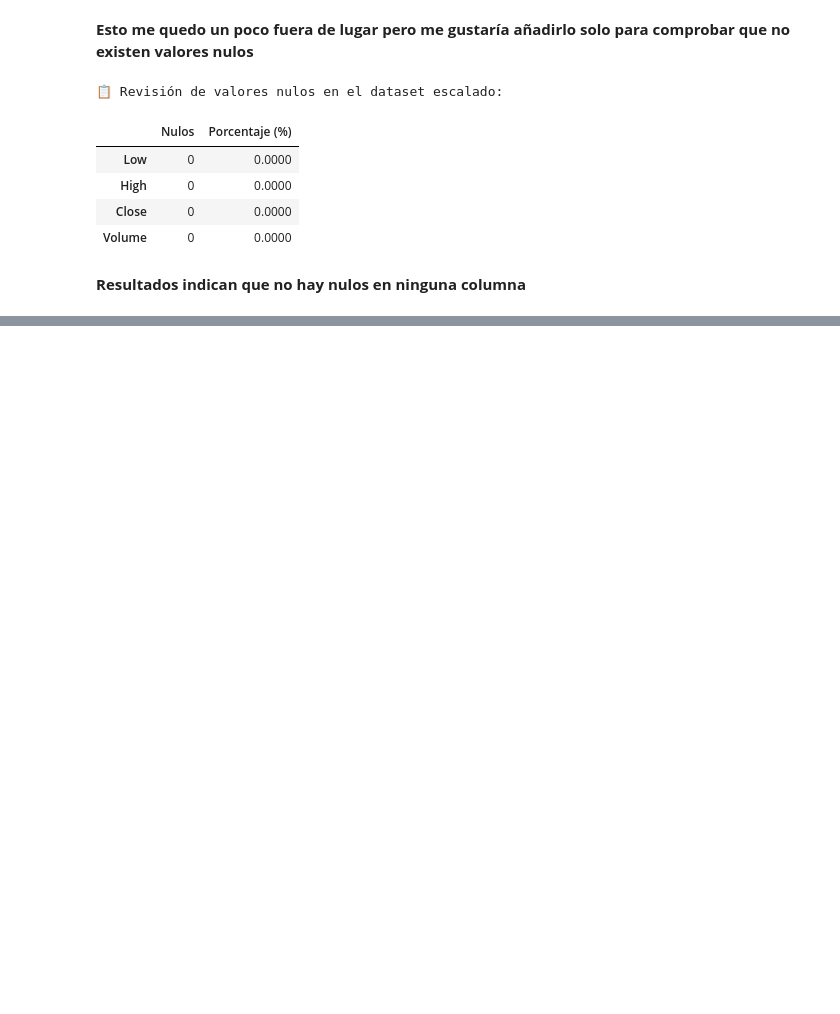
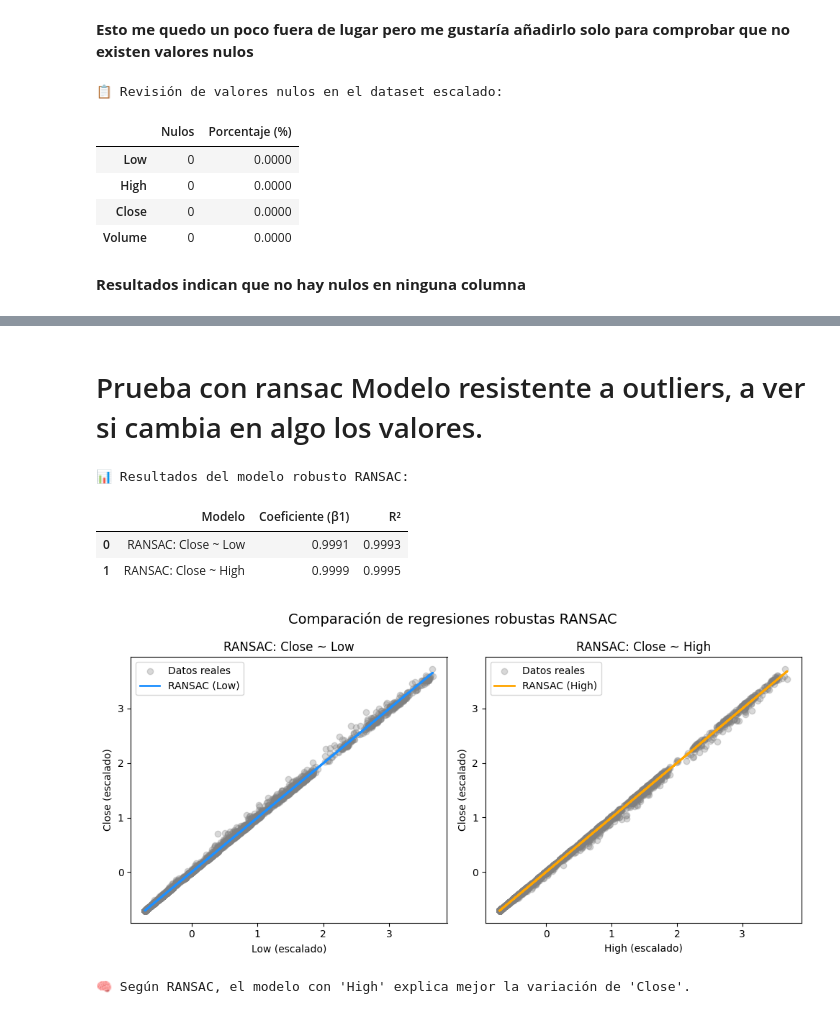
Before and after one commit to AlexandreKc/SUMATIVA2_IDN, a Jupyter notebook: notebook/01_analisisYAjustes.ipynb, the cells around one changed output, grey strips where cells are left out. Drawn from its saved outputs; the diff is of its cells as text; code cells hidden in the pictures; blank space fills up the shorter version.

```diff
--- a/notebook/01_analisisYAjustes.ipynb
+++ b/notebook/01_analisisYAjustes.ipynb
@@ -420,0 +485,67 @@ display(tabla_nulos)
+# %% [markdown]
+# Prueba con ransac Modelo resistente a outliers, a ver si cambia en algo los valores.
+# %%
+# Preparar variables
+X_low = btc_scaled[["Low"]].values
+X_high = btc_scaled[["High"]].values
+y = btc_scaled["Close"].values
+
+# --- Modelo A: Close ~ Low ---
+ransac_low = RANSACRegressor(estimator=LinearRegression(), random_state=42)
+ransac_low.fit(X_low, y)
+y_pred_low = ransac_low.predict(X_low)
+
+# --- Modelo B: Close ~ High ---
+ransac_high = RANSACRegressor(estimator=LinearRegression(), random_state=42)
+ransac_high.fit(X_high, y)
+y_pred_high = ransac_high.predict(X_high)
+
+# --- Coeficientes y R² ---
+coef_low = ransac_low.estimator_.coef_[0]
+coef_high = ransac_high.estimator_.coef_[0]
+r2_low = ransac_low.score(X_low, y)
+r2_high = ransac_high.score(X_high, y)
+
+# --- Resultados resumen ---
+summary_ransac = pd.DataFrame({
+    "Modelo": ["RANSAC: Close ~ Low", "RANSAC: Close ~ High"],
+    "Coeficiente (β1)": [coef_low, coef_high],
+    "R²": [r2_low, r2_high]
+})
+
+print("📊 Resultados del modelo robusto RANSAC:\n")
+display(summary_ransac.round(5))
+
+# --- Visualización comparativa ---
+plt.figure(figsize=(10, 5))
+
+plt.subplot(1, 2, 1)
+plt.scatter(X_low, y, color="gray", alpha=0.3, label="Datos reales")
+plt.plot(X_low, y_pred_low, color="dodgerblue", linewidth=2, label="RANSAC (Low)")
+plt.title("RANSAC: Close ~ Low")
+plt.xlabel("Low (escalado)")
+plt.ylabel("Close (escalado)")
+plt.legend()
+
+plt.subplot(1, 2, 2)
+plt.scatter(X_high, y, color="gray", alpha=0.3, label="Datos reales")
+plt.plot(X_high, y_pred_high, color="orange", linewidth=2, label="RANSAC (High)")
+plt.title("RANSAC: Close ~ High")
+plt.xlabel("High (escalado)")
+plt.ylabel("Close (escalado)")
+plt.legend()
+
+plt.suptitle("Comparación de regresiones robustas RANSAC", fontsize=14)
+plt.tight_layout()
+plt.show()
+
+# Interpretación rápida
+better = "Low" if r2_low > r2_high else "High"
+print(f"🧠 Según RANSAC, el modelo con '{better}' explica mejor la variación de 'Close'.")
+# %% [output]
+📊 Resultados del modelo robusto RANSAC:
+|  | Modelo | Coeficiente (β1) | R² |
+| 0 | RANSAC: Close ~ Low | 0.9991 | 0.9993 |
+| 1 | RANSAC: Close ~ High | 0.9999 | 0.9995 |
+[figure, added]
+🧠 Según RANSAC, el modelo con 'High' explica mejor la variación de 'Close'.
```
Also changed, not shown: parts of 6 cells of this notebook, 1 other file.
